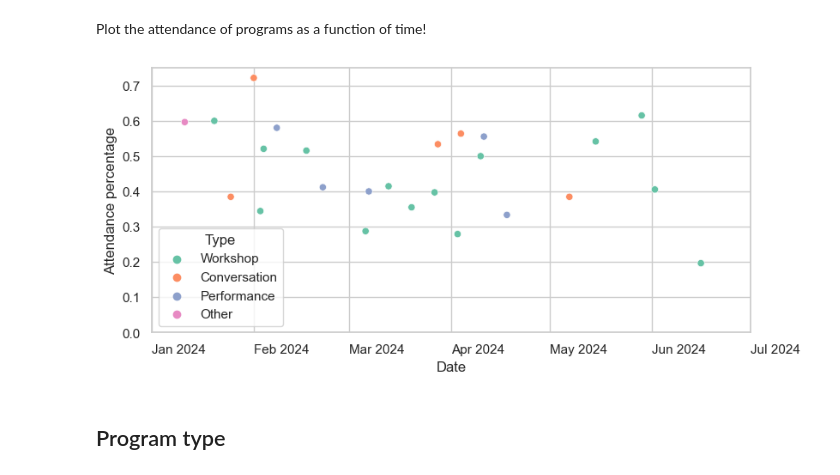
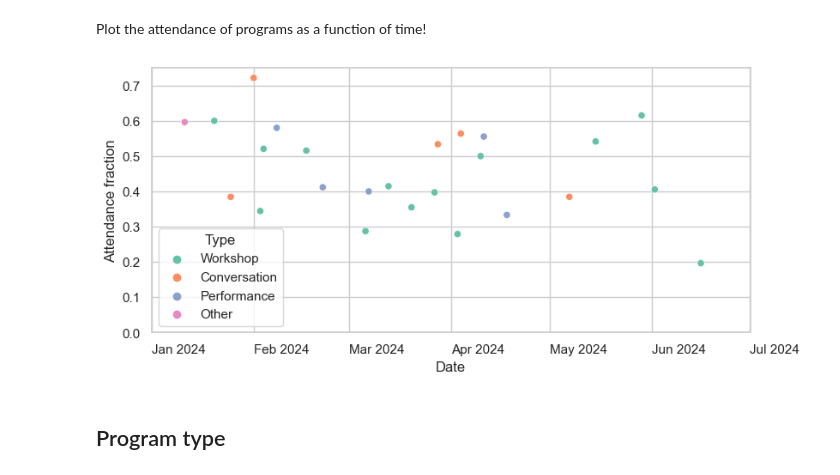
Before and after one commit to abigailStev/altru-shenanigans, a Jupyter notebook: quant_sandbox-foodfight.ipynb, the cells around one changed output. Cells and saved outputs as stored; diff of their text form; code cells hidden in the pictures.

```diff
--- a/quant_sandbox-foodfight.ipynb
+++ b/quant_sandbox-foodfight.ipynb
@@ -253,15 +253,15 @@ Plot the attendance of programs as a function of time!
 # %%
 fig, ax = plt.subplots(figsize=(9,4))
 sns.set_palette("Set2")
 fig = sns.scatterplot(data=programs, x='Date', y='Percentage', hue='Type')
 x_dates = pd.date_range(start='1/2024', end='7/2024', freq='MS', inclusive='both')
 ax.set_xticks(x_dates, labels=x_dates.strftime('%b %Y'), horizontalalignment='left')
 ## TODO: mouseover to read name?!?
-ax.set(ylim=(0, 0.75), ylabel="Attendance percentage")
+ax.set(ylim=(0, 0.75), ylabel="Attendance fraction")
 fig.figure.savefig("program_attendance_timeline_scatter.png",bbox_inches='tight')
 plt.show()
 # %% [output]
-[figure, old version]
+[figure, new version]
 # %% [markdown]
 ## Program type
 # %%
```
Also changed, not shown: parts of 14 cells of this notebook.
